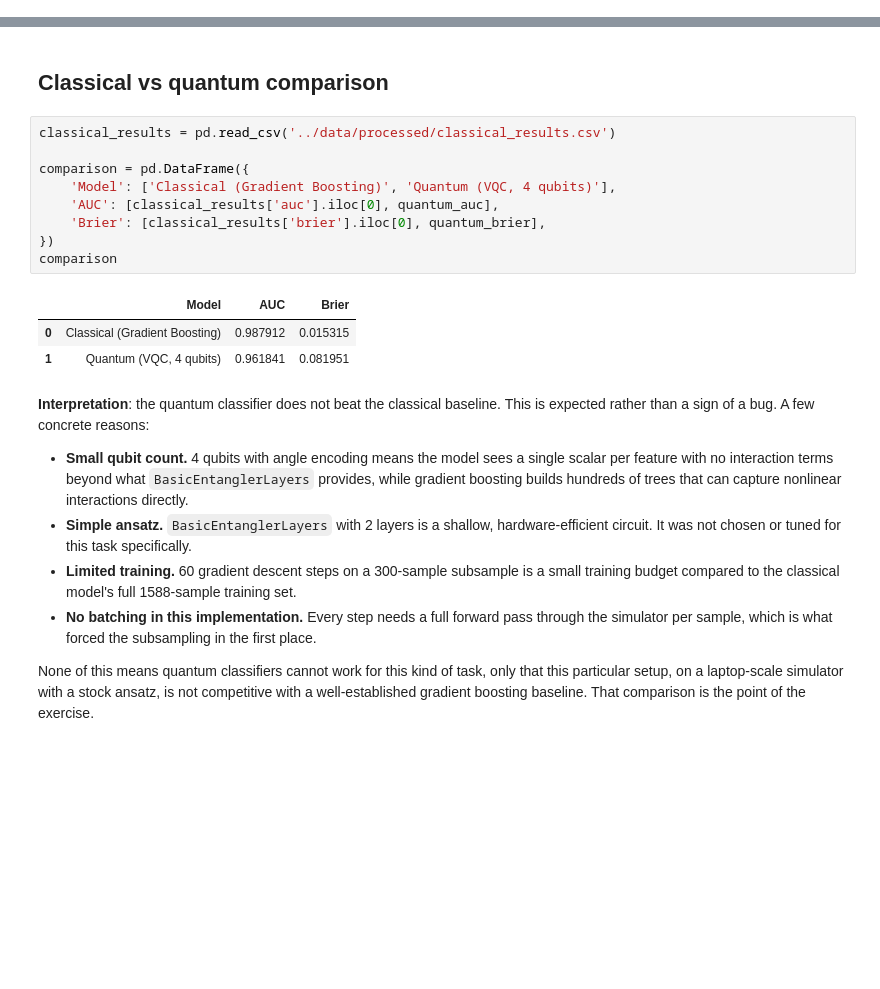
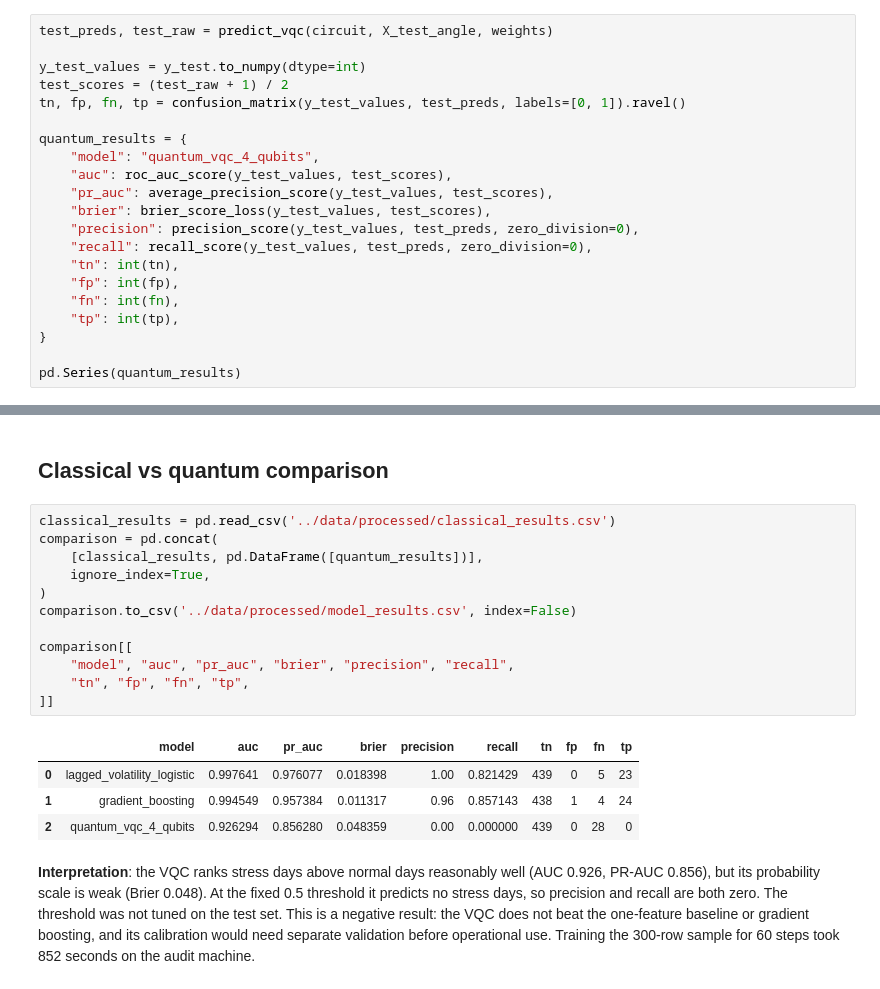
Before and after one commit to k-ebru/quantum-xai-finance, a Jupyter notebook: notebooks/04_quantum_classifier.ipynb, the cells around one changed output, grey strips where cells are left out. Drawn from its saved outputs; the diff is of its cells as text; blank space fills up the shorter version.

```diff
--- a/notebooks/04_quantum_classifier.ipynb
+++ b/notebooks/04_quantum_classifier.ipynb
@@ -156,0 +150,21 @@ Quantum Brier: 0.0820
+# %%
+test_preds, test_raw = predict_vqc(circuit, X_test_angle, weights)
+
+y_test_values = y_test.to_numpy(dtype=int)
+test_scores = (test_raw + 1) / 2
+tn, fp, fn, tp = confusion_matrix(y_test_values, test_preds, labels=[0, 1]).ravel()
+
+quantum_results = {
+    "model": "quantum_vqc_4_qubits",
+    "auc": roc_auc_score(y_test_values, test_scores),
+    "pr_auc": average_precision_score(y_test_values, test_scores),
+    "brier": brier_score_loss(y_test_values, test_scores),
+    "precision": precision_score(y_test_values, test_preds, zero_division=0),
+    "recall": recall_score(y_test_values, test_preds, zero_division=0),
+    "tn": int(tn),
+    "fp": int(fp),
+    "fn": int(fn),
+    "tp": int(tp),
+}
+
+pd.Series(quantum_results)
@@ -157,32 +183,26 @@ Quantum Brier: 0.0820
 # %% [markdown]
 ## Classical vs quantum comparison
-# %%
-classical_results = pd.read_csv('../data/processed/classical_results.csv')
-
-comparison = pd.DataFrame({
-    'Model': ['Classical (Gradient Boosting)', 'Quantum (VQC, 4 qubits)'],
-    'AUC': [classical_results['auc'].iloc[0], quantum_auc],
-    'Brier': [classical_results['brier'].iloc[0], quantum_brier],
-})
-comparison
-# %% [output]
-|  | Model | AUC | Brier |
-| 0 | Classical (Gradient Boosting) | 0.987912 | 0.015315 |
-| 1 | Quantum (VQC, 4 qubits) | 0.961841 | 0.081951 |
-# %% [markdown]
-**Interpretation**: the quantum classifier does not beat the classical baseline. This is
-expected rather than a sign of a bug. A few concrete reasons:
-
-- **Small qubit count.** 4 qubits with angle encoding means the model sees a single scalar per
-  feature with no interaction terms beyond what `BasicEntanglerLayers` provides, while gradient
-  boosting builds hundreds of trees that can capture nonlinear interactions directly.
-- **Simple ansatz.** `BasicEntanglerLayers` with 2 layers is a shallow, hardware-efficient
-  circuit. It was not chosen or tuned for this task specifically.
-- **Limited training.** 60 gradient descent steps on a 300-sample subsample is a small training
-  budget compared to the classical model's full 1588-sample training set.
-- **No batching in this implementation.** Every step needs a full forward pass through the
-  simulator per sample, which is what forced the subsampling in the first place.
-
-None of this means quantum classifiers cannot work for this kind of task, only that this
-particular setup, on a laptop-scale simulator with a stock ansatz, is not competitive with a
-well-established gradient boosting baseline. That comparison is the point of the exercise.
+# %%
+classical_results = pd.read_csv('../data/processed/classical_results.csv')
+comparison = pd.concat(
+    [classical_results, pd.DataFrame([quantum_results])],
+    ignore_index=True,
+)
+comparison.to_csv('../data/processed/model_results.csv', index=False)
+
+comparison[[
+    "model", "auc", "pr_auc", "brier", "precision", "recall",
+    "tn", "fp", "fn", "tp",
+]]
+# %% [output]
+|  | model | auc | pr_auc | brier | precision | recall | tn | fp | fn | tp |
+| 0 | lagged_volatility_logistic | 0.997641 | 0.976077 | 0.018398 | 1.00 | 0.821429 | 439 | 0 | 5 | 23 |
+| 1 | gradient_boosting | 0.994549 | 0.957384 | 0.011317 | 0.96 | 0.857143 | 438 | 1 | 4 | 24 |
+| 2 | quantum_vqc_4_qubits | 0.926294 | 0.856280 | 0.048359 | 0.00 | 0.000000 | 439 | 0 | 28 | 0 |
+# %% [markdown]
+**Interpretation**: the VQC ranks stress days above normal days reasonably well (AUC 0.926,
+PR-AUC 0.856), but its probability scale is weak (Brier 0.048). At the fixed 0.5 threshold it
+predicts no stress days, so precision and recall are both zero. The threshold was not tuned on the
+test set. This is a negative result: the VQC does not beat the one-feature baseline or gradient
+boosting, and its calibration would need separate validation before operational use. Training the
+300-row sample for 60 steps took 852 seconds on the audit machine.
```
Also changed, not shown: parts of 11 cells of this notebook, 6 other files.
